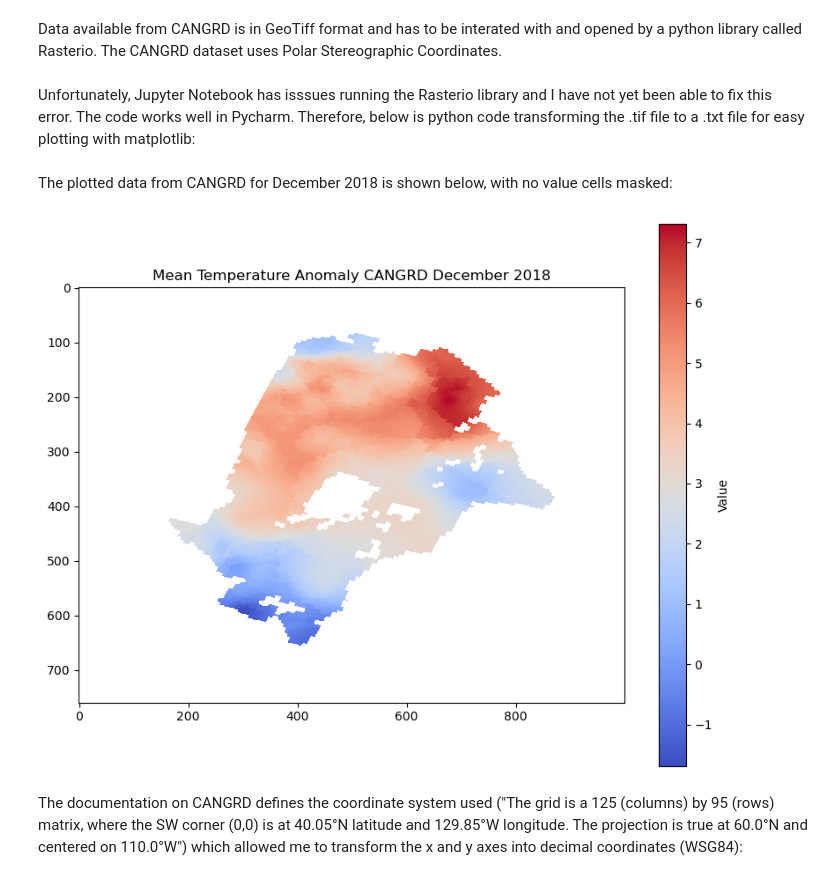
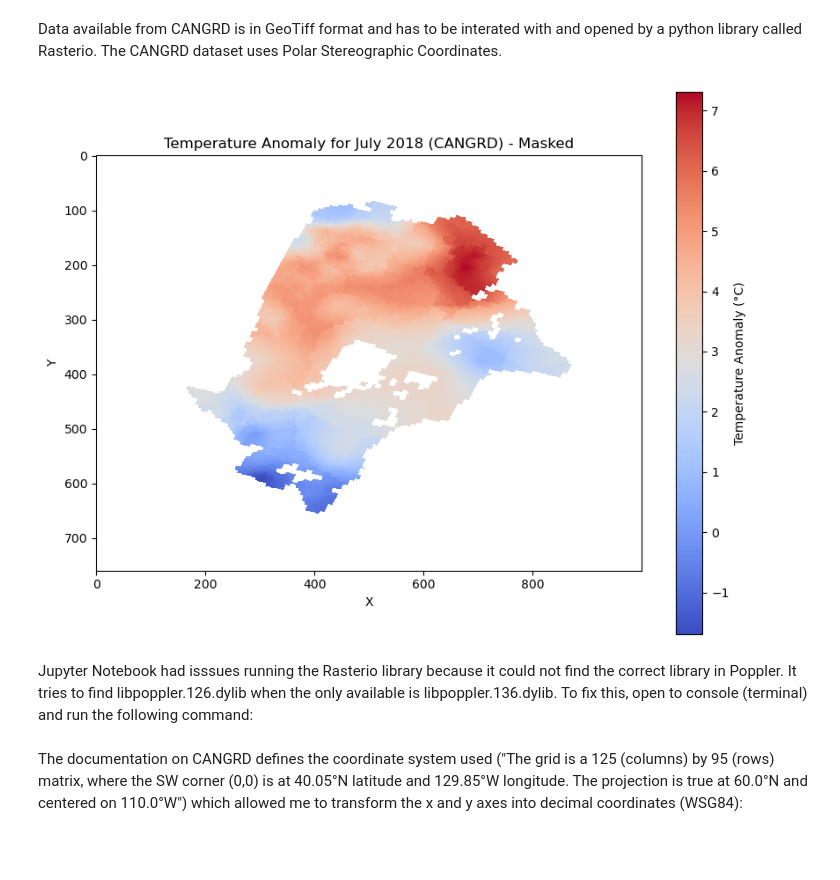
Before and after one commit to mazx7/MSc, a Jupyter notebook: Visualising CANGRD Data for Canadian Climate Variables.ipynb, the cells around one changed output. Drawn from its saved outputs; the diff is of its cells as text; code cells hidden in the pictures; blank space fills up the shorter version.

```diff
--- a/Visualising CANGRD Data for Canadian Climate Variables.ipynb
+++ b/Visualising CANGRD Data for Canadian Climate Variables.ipynb
@@ -5,31 +9,33 @@ Data available from CANGRD is in GeoTiff format and has to be interated with and
 # %%
 import rasterio
 import rasterio.features
 import rasterio.warp
 import matplotlib.pyplot as plt
 import numpy as np
 
-with rasterio.open('/Users/maxMax/Downloads/CANGRD_hist_monthly_anom_ps50km_TMEAN_2018-12.tif') as dataset: #importing dataset using rasterio
+with rasterio.open('/Users/maxMax/Desktop/Datasets/CANGRD_hist_monthly_anom_ps50km_TMEAN_2018-12.tif') as dataset: #importing dataset using rasterio
 
     temperature_data = dataset.read(1) #all data appears to be in first 'band'
 
     metadata = { #printing the metadata for debugging and plotting purposess
         'count': dataset.count,
         'width': dataset.width,
         'height': dataset.height,
         'bounds': dataset.bounds,
         'transform': dataset.transform,
         'crs': dataset.crs
     }
 
 temperature_data_masked = np.ma.masked_where(temperature_data == 9999.9, temperature_data) #becaause the empty cell values here are given a value of 9999.9, they skew the values on the plot and make it impossible to differentiate variables on land therefore they are masked
 
 plt.figure(figsize=(10, 8)) #plotting
 plt.imshow(temperature_data_masked, cmap='coolwarm')
 plt.colorbar(label="Temperature Anomaly (°C)")
 plt.title("Temperature Anomaly for July 2018 (CANGRD) - Masked")
 plt.xlabel("X")
 plt.ylabel("Y")
 plt.show()
+# %% [output]
+[figure, added]
 # %% [markdown]
-Unfortunately, Jupyter Notebook has isssues running the Rasterio library and I have not yet been able to fix this error. The code works well in Pycharm. Therefore, below is python code transforming the .tif file to a .txt file for easy plotting with matplotlib:
+Jupyter Notebook had isssues running the Rasterio library because it could not find the correct library in Poppler. It tries to find libpoppler.126.dylib when the only available is libpoppler.136.dylib. To fix this, open to console (terminal) and run the following command:
@@ -46,15 +41,0 @@ print(f'Data has been saved to {txt_file}')
-# %% [markdown]
-The plotted data from CANGRD for December 2018 is shown below, with no value cells masked:
-# %%
-import numpy as np
-import matplotlib.pyplot as plt
-
-data = np.loadtxt(r'/Users/maxMax/Downloads/CANGRD_hist_monthly_anom_ps50km_TMEAN_2018-12.txt')
-masked_data = np.ma.masked_where(data == 9999.900000, data) #masking no value data because otherwise temp is so skewed that temp differences on land cannot be distinguished
-plt.figure(figsize = (10, 8))
-plt.imshow(masked_data, cmap='coolwarm')
-plt.colorbar(label='Value')
-plt.title('Mean Temperature Anomaly CANGRD December 2018')
-plt.show()
-# %% [output]
-[figure, removed]
```
Also changed, not shown: parts of 6 cells of this notebook.
